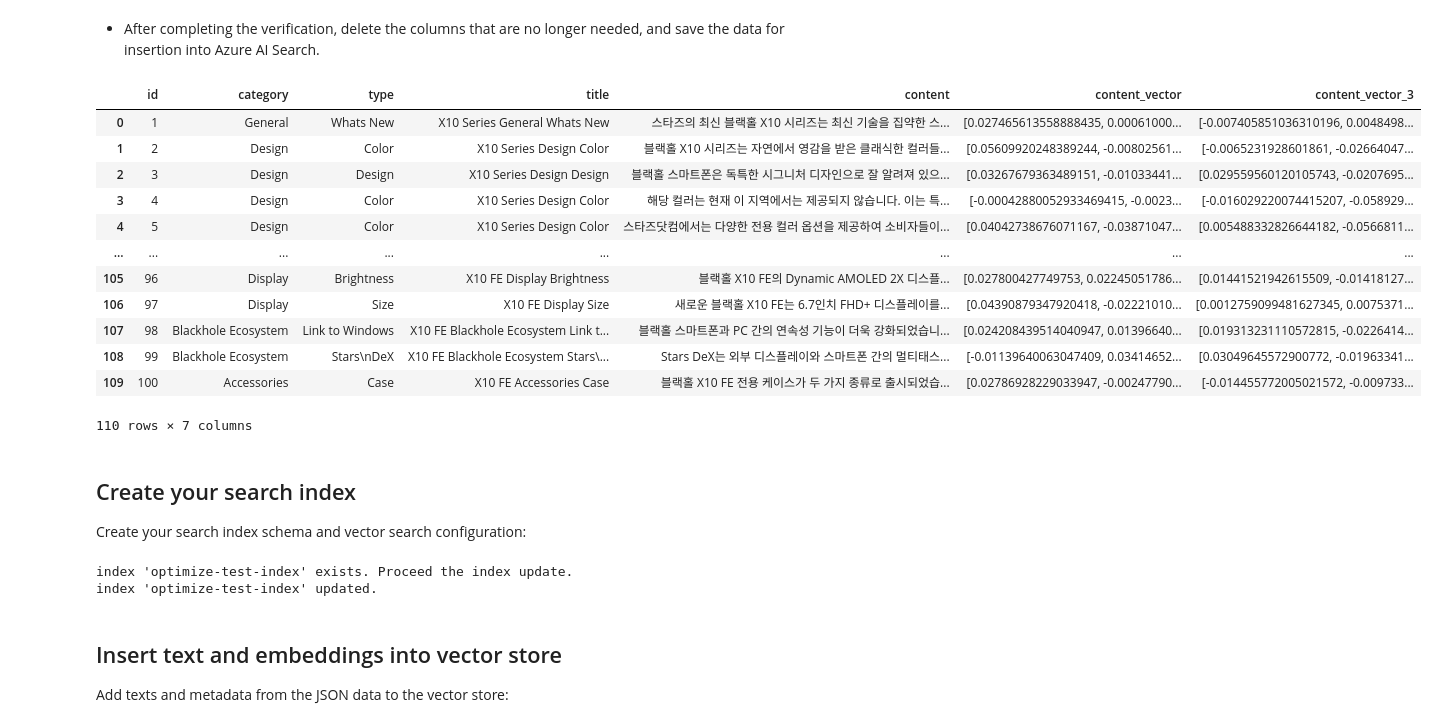
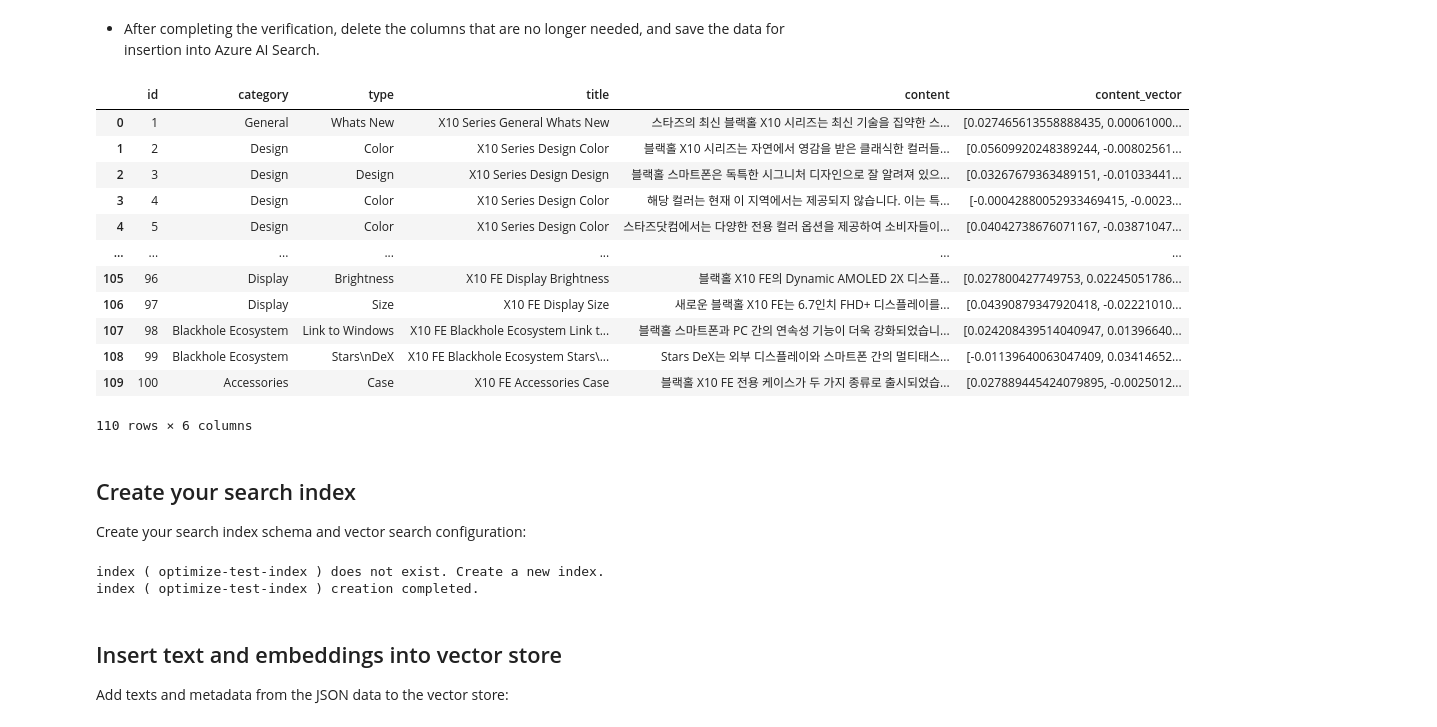
Before and after one commit to hyogrin/Azure_OpenAI_samples, a Jupyter notebook: AI Search with AOAI/3.1_AISearch-RAG-optimization-init.ipynb, the cells around one changed output. Saved outputs shown, nothing was run; the diff lists cells and outputs as text; code cells hidden in the pictures.

```diff
--- a/AI Search with AOAI/3.1_AISearch-RAG-optimization-init.ipynb
+++ b/AI Search with AOAI/3.1_AISearch-RAG-optimization-init.ipynb
@@ -251,22 +250,21 @@ def get_embedding(text, model=small3_deployment): # model = "deployment_name"
 # %%
 # model should be set to the deployment name you chose when you deployed the text-embedding-small3 (Version 2) model
 df_input_data['content_vector'] = df_input_data["content"].apply(lambda x : get_embedding (x, model = small3_deployment))
-df_input_data['content_vector_3'] = df_input_data["content"].apply(lambda x : get_embedding (x, model = large3_deployment))
 df_input_data
 # %% [output]
-|  | id | category | type | title | content | content_vector | content_vector_3 |
-| 0 | 1 | General | Whats New | X10 Series General Whats New | 스타즈의 최신 블랙홀 X10 시리즈는 최신 기술을 집약한 스... | [0.027465613558888435, 0.00061000... | [-0.007405851036310196, 0.0048498... |
-| 1 | 2 | Design | Color | X10 Series Design Color | 블랙홀 X10 시리즈는 자연에서 영감을 받은 클래식한 컬러들... | [0.05609920248389244, -0.00802561... | [-0.0065231928601861, -0.02664047... |
-| 2 | 3 | Design | Design | X10 Series Design Design | 블랙홀 스마트폰은 독특한 시그니처 디자인으로 잘 알려져 있으... | [0.03267679363489151, -0.01033441... | [0.029559560120105743, -0.0207695... |
-| 3 | 4 | Design | Color | X10 Series Design Color | 해당 컬러는 현재 이 지역에서는 제공되지 않습니다. 이는 특... | [-0.00042880052933469415, -0.0023... | [-0.016029220074415207, -0.058929... |
-| 4 | 5 | Design | Color | X10 Series Design Color | 스타즈닷컴에서는 다양한 전용 컬러 옵션을 제공하여 소비자들이... | [0.04042738676071167, -0.03871047... | [0.005488332826644182, -0.0566811... |
-| ... | ... | ... | ... | ... | ... | ... | ... |
-| 105 | 96 | Display | Brightness | X10 FE Display Brightness | 블랙홀 X10 FE의 Dynamic AMOLED 2X 디스플... | [0.027800427749753, 0.02245051786... | [0.01441521942615509, -0.01418127... |
-| 106 | 97 | Display | Size | X10 FE Display Size | 새로운 블랙홀 X10 FE는 6.7인치 FHD+ 디스플레이를... | [0.04390879347920418, -0.02221010... | [0.0012759099481627345, 0.0075371... |
-| 107 | 98 | Blackhole Ecosystem | Link to Windows | X10 FE Blackhole Ecosystem Link t... | 블랙홀 스마트폰과 PC 간의 연속성 기능이 더욱 강화되었습니... | [0.024208439514040947, 0.01396640... | [0.019313231110572815, -0.0226414... |
-| 108 | 99 | Blackhole Ecosystem | Stars\nDeX | X10 FE Blackhole Ecosystem Stars\... | Stars DeX는 외부 디스플레이와 스마트폰 간의 멀티태스... | [-0.01139640063047409, 0.03414652... | [0.03049645572900772, -0.01963341... |
-| 109 | 100 | Accessories | Case | X10 FE Accessories Case | 블랙홀 X10 FE 전용 케이스가 두 가지 종류로 출시되었습... | [0.02786928229033947, -0.00247790... | [-0.014455772005021572, -0.009733... |
+|  | id | category | type | title | content | content_vector |
+| 0 | 1 | General | Whats New | X10 Series General Whats New | 스타즈의 최신 블랙홀 X10 시리즈는 최신 기술을 집약한 스... | [0.027465613558888435, 0.00061000... |
+| 1 | 2 | Design | Color | X10 Series Design Color | 블랙홀 X10 시리즈는 자연에서 영감을 받은 클래식한 컬러들... | [0.05609920248389244, -0.00802561... |
+| 2 | 3 | Design | Design | X10 Series Design Design | 블랙홀 스마트폰은 독특한 시그니처 디자인으로 잘 알려져 있으... | [0.03267679363489151, -0.01033441... |
+| 3 | 4 | Design | Color | X10 Series Design Color | 해당 컬러는 현재 이 지역에서는 제공되지 않습니다. 이는 특... | [-0.00042880052933469415, -0.0023... |
+| 4 | 5 | Design | Color | X10 Series Design Color | 스타즈닷컴에서는 다양한 전용 컬러 옵션을 제공하여 소비자들이... | [0.04042738676071167, -0.03871047... |
+| ... | ... | ... | ... | ... | ... | ... |
+| 105 | 96 | Display | Brightness | X10 FE Display Brightness | 블랙홀 X10 FE의 Dynamic AMOLED 2X 디스플... | [0.027800427749753, 0.02245051786... |
+| 106 | 97 | Display | Size | X10 FE Display Size | 새로운 블랙홀 X10 FE는 6.7인치 FHD+ 디스플레이를... | [0.04390879347920418, -0.02221010... |
+| 107 | 98 | Blackhole Ecosystem | Link to Windows | X10 FE Blackhole Ecosystem Link t... | 블랙홀 스마트폰과 PC 간의 연속성 기능이 더욱 강화되었습니... | [0.024208439514040947, 0.01396640... |
+| 108 | 99 | Blackhole Ecosystem | Stars\nDeX | X10 FE Blackhole Ecosystem Stars\... | Stars DeX는 외부 디스플레이와 스마트폰 간의 멀티태스... | [-0.01139640063047409, 0.03414652... |
+| 109 | 100 | Accessories | Case | X10 FE Accessories Case | 블랙홀 X10 FE 전용 케이스가 두 가지 종류로 출시되었습... | [0.027889445424079895, -0.0025012... |
-110 rows × 7 columns
+110 rows × 6 columns
 # %%
 df_input_data.to_csv(os.path.join(os.getcwd(),'data/embedding_input_data.csv'), index=False)
 # %% [markdown]
@@ -279,7 +277,7 @@ credential = AzureKeyCredential(key)
 
 index_client = SearchIndexClient(endpoint=search_endpoint, credential=credential)
 fields = [
-        SimpleField(name="id", key=True, type=SearchFieldDataType.String, sortable=True, filterable=True, facetable=False),
+        SearchableField(name="id", key=True, type=SearchFieldDataType.String, sortable=True, filterable=True, facetable=False),
         SearchableField(name="category", type=SearchFieldDataType.String, filterable=True, facetable=True),
         SearchableField(name="type", type=SearchFieldDataType.String, filterable=True, facetable=True),
         SearchableField(name="title", type=SearchFieldDataType.String, filterable=True, facetable=True),
@@ -291,13 +289,7 @@ fields = [
             vector_search_dimensions=1536,
             vector_search_profile_name="myHnswProfile",  # Ensure vector_search_profile is set
         ),
-        SearchField(
-            name="content_vector_3",
-            type=SearchFieldDataType.Collection(SearchFieldDataType.Single),
-            searchable=True,
-            vector_search_dimensions=3072,
-            vector_search_profile_name="myHnswProfile",  # Ensure vector_search_profile is set
-        )]
+        ]
 # Configure the vector search configuration
 vector_search = VectorSearch(
     algorithms=[
@@ -328,7 +320,6 @@ vector_search = VectorSearch(
         VectorSearchProfile(
             name="myExhaustiveKnnProfile",
             algorithm_configuration_name="myExhaustiveKnn",
-
             vectorizer_name="myOpenAI_vectorizer",
         )
 
@@ -404,8 +395,8 @@ except Exception as e:
     result = index_client.create_or_update_index(index)
     print(f"index ( {result.name} ) creation completed.")
 # %% [output]
-index 'optimize-test-index' exists. Proceed the index update.
-index 'optimize-test-index' updated.
+index ( optimize-test-index ) does not exist. Create a new index.
+index ( optimize-test-index ) creation completed.
 # %% [markdown]
 ## Insert text and embeddings into vector store
 Add texts and metadata from the JSON data to the vector store:
```
Also changed, not shown: parts of 3 cells of this notebook, 11 other files.
